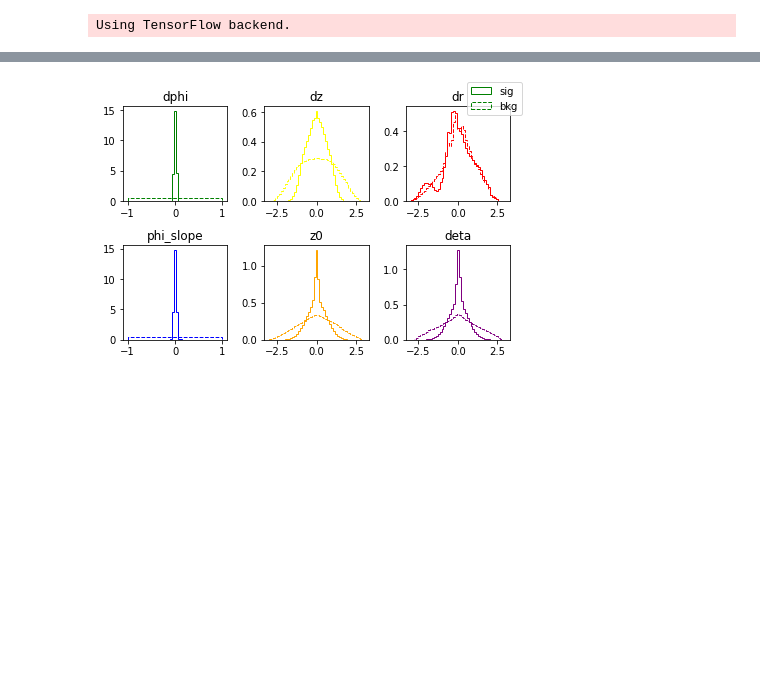
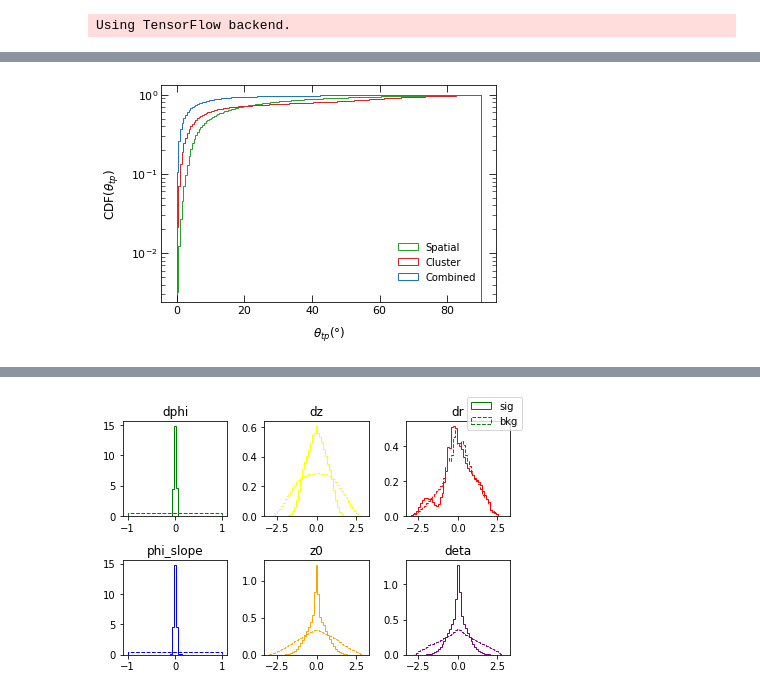
Before and after one commit to jxi24/TrackML, a Jupyter notebook: Results/result.ipynb, the cells around one changed output, grey strips where cells are left out. Saved outputs shown, nothing was run; the diff lists cells and outputs as text; code cells hidden in the pictures; blank space fills up the shorter version.

```diff
--- a/Results/result.ipynb
+++ b/Results/result.ipynb
@@ -16,0 +66,18 @@ Using TensorFlow backend.
+# %%
+angle_total = np.arccos(np.abs(single_total))*180/np.pi
+angle_xyz = np.arccos(np.abs(single_xyz))*180/np.pi
+angle_cluster = np.arccos(np.abs(single_cluster))*180/np.pi
+# %%
+bins = np.linspace(0, 90, 180)
+_, ax = make_figure_axes()
+ax.hist(angle_xyz, histtype='step', color='tab:green', label='Spatial', bins=bins, lw=lw, density=True, cumulative=True)
+ax.hist(angle_cluster, histtype='step', color='tab:red', label='Cluster', bins=bins, lw=lw, density=True, cumulative=True)
+ax.hist(angle_total, histtype='step', color='tab:blue', label='Combined', bins=bins, lw=lw, density=True, cumulative=True)
+ax.set_yscale('log')
+ax.set_xlabel(r'$\theta_{tp} (\degree)$', fontsize=labelsize, labelpad=labelpad)
+ax.set_ylabel(r'CDF$(\theta_{tp})$', fontsize=labelsize, labelpad=labelpad)
+ax.legend(loc="lower right", frameon=False, fontsize=legendsize, borderpad=1.5)
+plt.savefig('singlet_cdf.pdf', bbox_inches='tight')
+plt.show()
+# %% [output]
+[figure, added]
```
Also changed, not shown: parts of 10 cells of this notebook, 30 other files.
